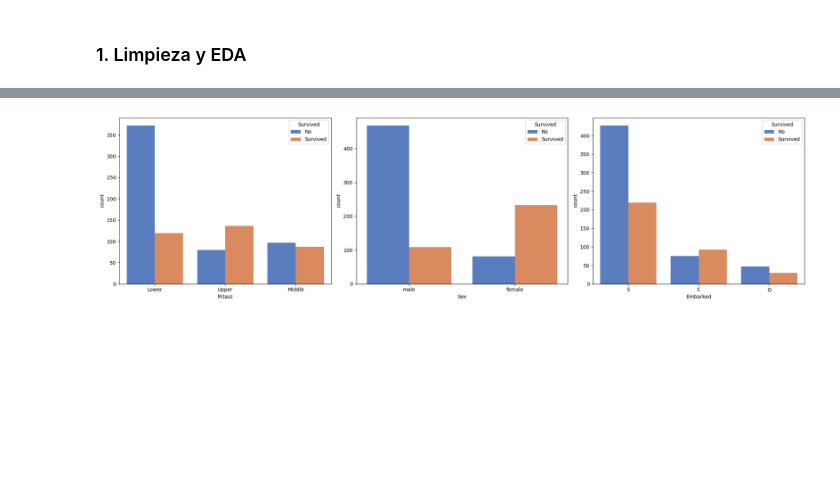
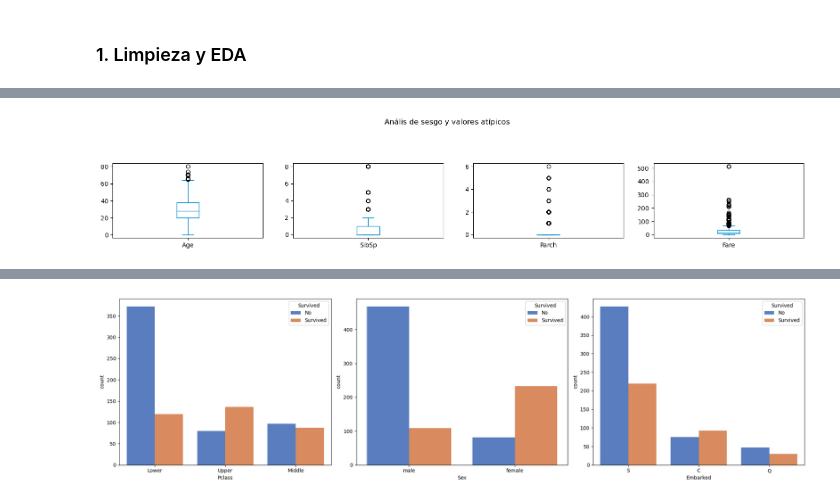
Before and after one commit to finanzasvlr/Titanic, a Jupyter notebook: Caso Titanic.ipynb, the cells around one changed output, grey strips where cells are left out. Cells and saved outputs as stored; diff of their text form; code cells hidden in the pictures; blank space fills up the shorter version.

```diff
--- a/Caso Titanic.ipynb
+++ b/Caso Titanic.ipynb
@@ -31,0 +146,6 @@ warnings.filterwarnings('ignore')
+# %%
+df_atipicos = df.drop(columns=['Pclass', 'Sex', 'Embarked', 'Survived'])
+boxplot = df_atipicos.plot(kind='box', subplots=True, layout=(4,4), sharex=False, sharey=False, figsize=(20,10), title='Anális de sesgo y valores atípicos', color="#008ACC" )
+plt.show()
+# %% [output]
+[figure, added]
```
Also changed, not shown: parts of 28 cells of this notebook.
